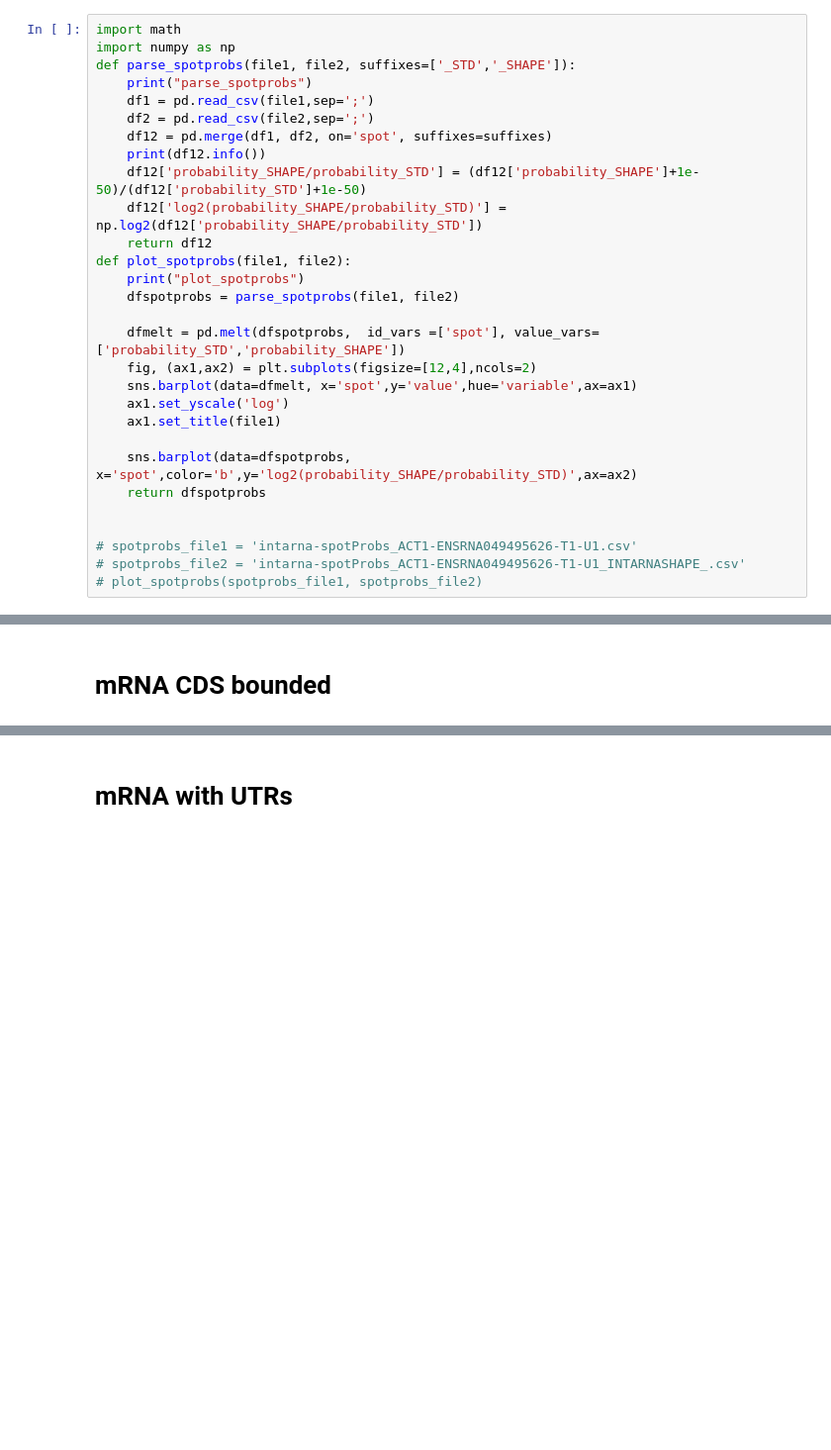
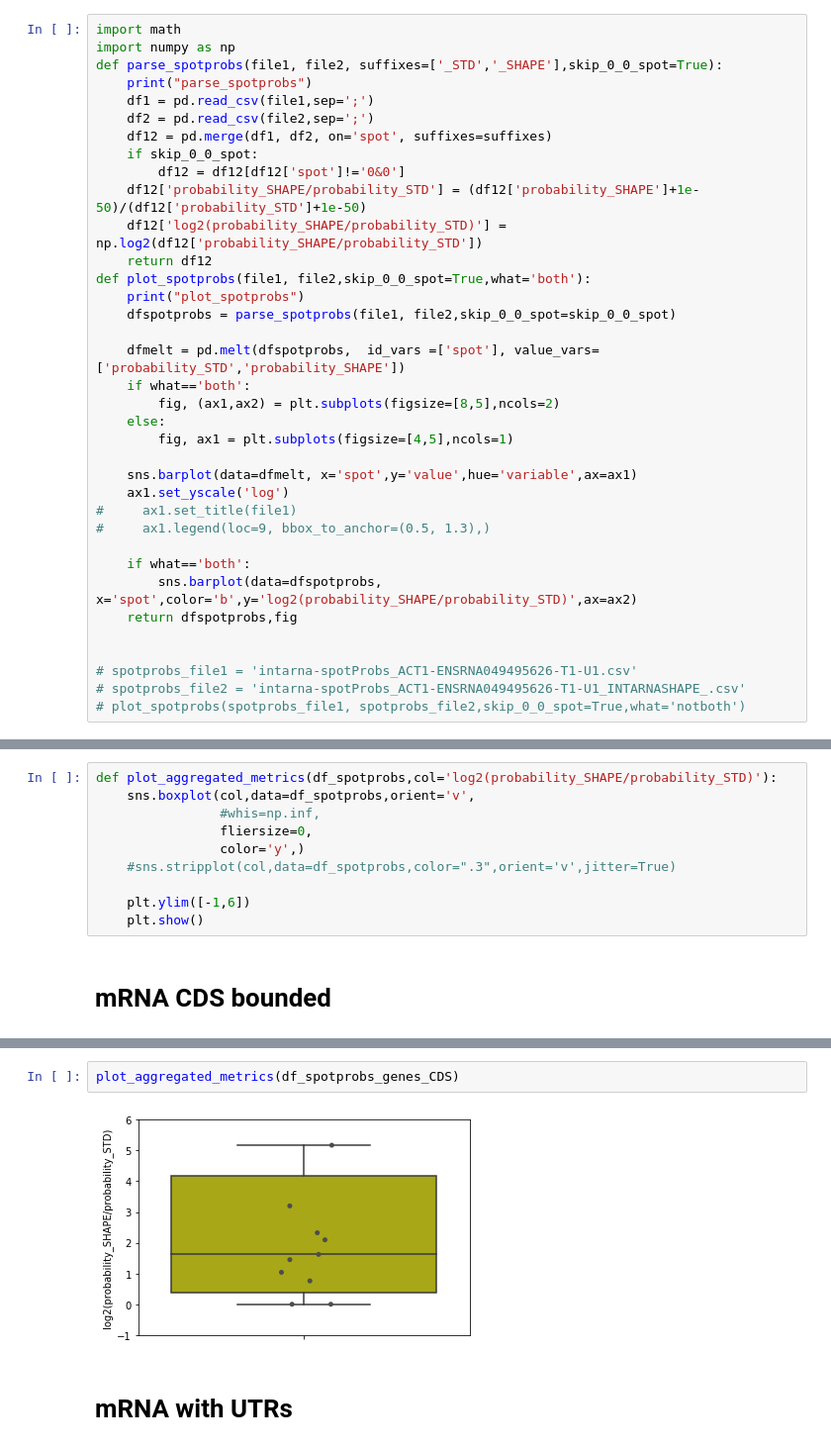
Before and after one commit to BackofenLab/IntaRNA-benchmark-SHAPE, a Jupyter notebook: src/analysis_IntaSHAPE-U1-interaction.ipynb, the cells around one changed output, grey strips where cells are left out. Shown at 99% size. Saved outputs shown, nothing was run; the diff lists cells and outputs as text; blank space fills up the shorter version.

```diff
--- a/src/analysis_IntaSHAPE-U1-interaction.ipynb
+++ b/src/analysis_IntaSHAPE-U1-interaction.ipynb
@@ -123,32 +110,39 @@ def compute_relative_locs(df_gff, gene_start, gene_end, strand):
 # %%
 import math
 import numpy as np
-def parse_spotprobs(file1, file2, suffixes=['_STD','_SHAPE']):
+def parse_spotprobs(file1, file2, suffixes=['_STD','_SHAPE'],skip_0_0_spot=True):
     print("parse_spotprobs")
     df1 = pd.read_csv(file1,sep=';')
     df2 = pd.read_csv(file2,sep=';')
     df12 = pd.merge(df1, df2, on='spot', suffixes=suffixes)
-    print(df12.info())
+    if skip_0_0_spot:
+        df12 = df12[df12['spot']!='0&0']
     df12['probability_SHAPE/probability_STD'] = (df12['probability_SHAPE']+1e-50)/(df12['probability_STD']+1e-50)
     df12['log2(probability_SHAPE/probability_STD)'] = np.log2(df12['probability_SHAPE/probability_STD'])
     return df12
-def plot_spotprobs(file1, file2):
+def plot_spotprobs(file1, file2,skip_0_0_spot=True,what='both'):
     print("plot_spotprobs")
-    dfspotprobs = parse_spotprobs(file1, file2)
+    dfspotprobs = parse_spotprobs(file1, file2,skip_0_0_spot=skip_0_0_spot)
 
     dfmelt = pd.melt(dfspotprobs,  id_vars =['spot'], value_vars=['probability_STD','probability_SHAPE'])
-    fig, (ax1,ax2) = plt.subplots(figsize=[12,4],ncols=2)
+    if what=='both':
+        fig, (ax1,ax2) = plt.subplots(figsize=[8,5],ncols=2)
+    else:
+        fig, ax1 = plt.subplots(figsize=[4,5],ncols=1)
+
     sns.barplot(data=dfmelt, x='spot',y='value',hue='variable',ax=ax1)
     ax1.set_yscale('log')
-    ax1.set_title(file1)
+#     ax1.set_title(file1)
+#     ax1.legend(loc=9, bbox_to_anchor=(0.5, 1.3),)
 
-    sns.barplot(data=dfspotprobs, x='spot',color='b',y='log2(probability_SHAPE/probability_STD)',ax=ax2)
-    return dfspotprobs
+    if what=='both':
+        sns.barplot(data=dfspotprobs, x='spot',color='b',y='log2(probability_SHAPE/probability_STD)',ax=ax2)
+    return dfspotprobs,fig
 
 
 # spotprobs_file1 = 'intarna-spotProbs_ACT1-ENSRNA049495626-T1-U1.csv'
 # spotprobs_file2 = 'intarna-spotProbs_ACT1-ENSRNA049495626-T1-U1_INTARNASHAPE_.csv'
-# plot_spotprobs(spotprobs_file1, spotprobs_file2)
+# plot_spotprobs(spotprobs_file1, spotprobs_file2,skip_0_0_spot=True,what='notboth')
 # %%
 %matplotlib inline
 import seaborn as sns
@@ -260,3 +273,13 @@ def run_intarna_shape_for_a_gene(target_gene_name, CDS_only=False):
+# %%
+def plot_aggregated_metrics(df_spotprobs,col='log2(probability_SHAPE/probability_STD)'):
+    sns.boxplot(col,data=df_spotprobs,orient='v',
+                #whis=np.inf,
+                fliersize=0,
+                color='y',)
+    #sns.stripplot(col,data=df_spotprobs,color=".3",orient='v',jitter=True)
+
+    plt.ylim([-1,6])
+    plt.show()
 # %% [markdown]
 # mRNA CDS bounded
 # %%
@@ -309,3 +347,7 @@ plt.show()
+# %%
+plot_aggregated_metrics(df_spotprobs_genes_CDS)
+# %% [output]
+[figure, added]
 # %% [markdown]
 # mRNA with UTRs
 # %%
```
Also changed, not shown: parts of 14 cells of this notebook.
